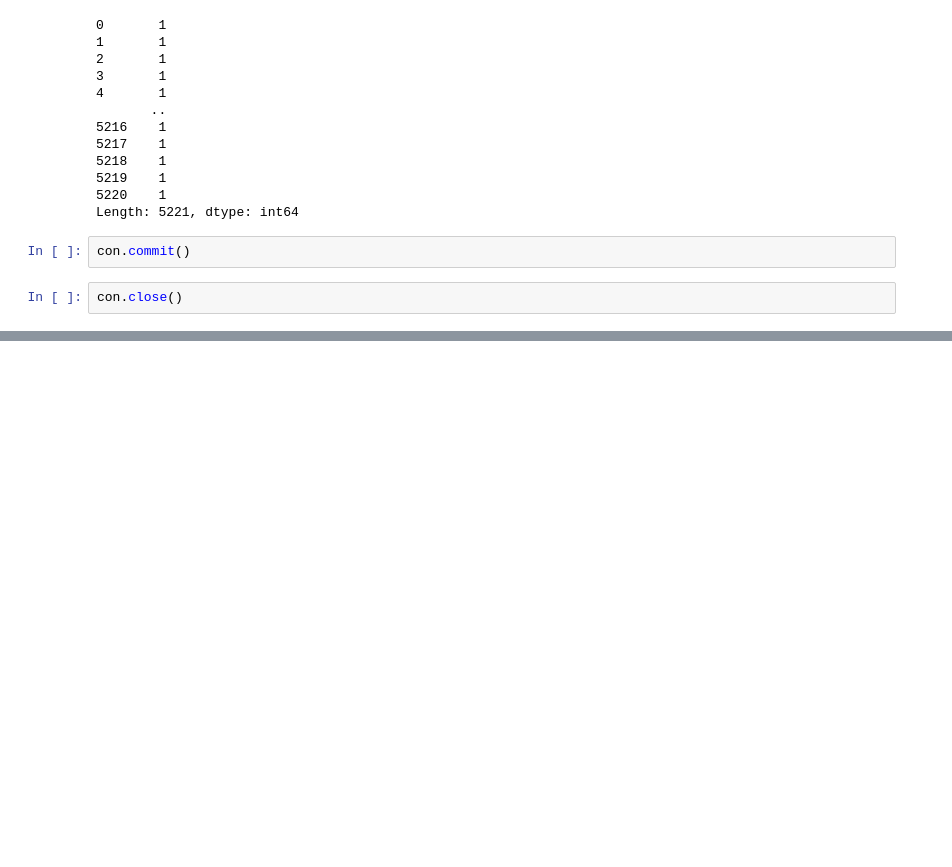
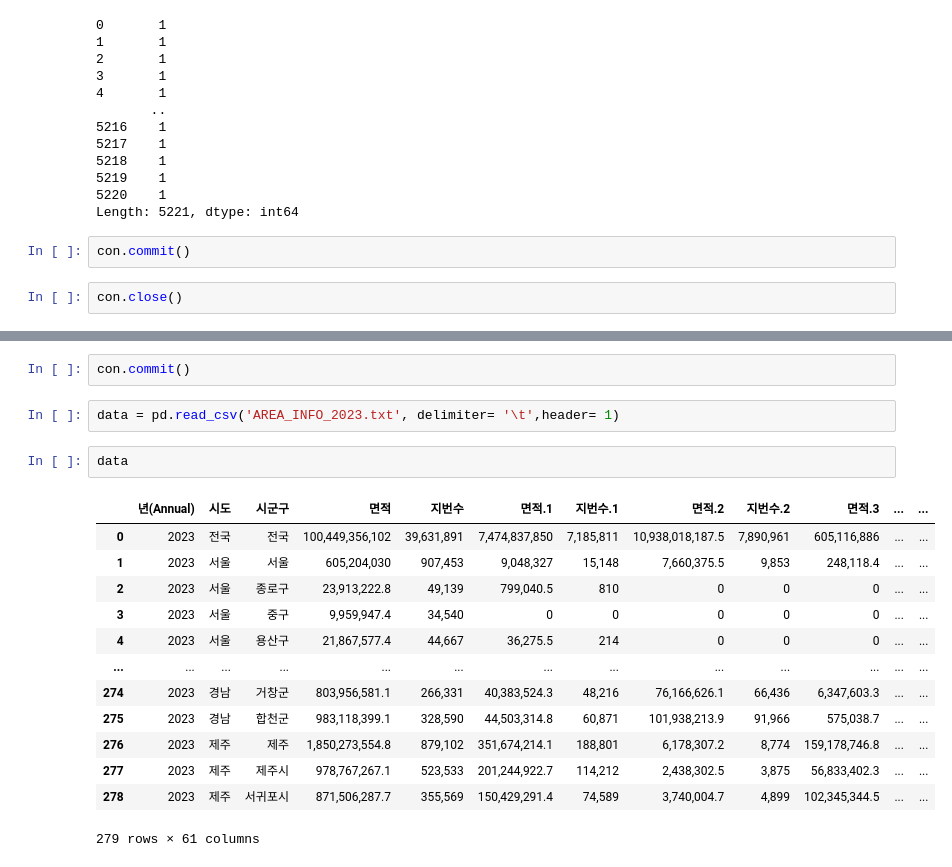
Before and after one commit to cw3714/DE31_1st_mini_project, a Jupyter notebook: 2chung1/mini_1.ipynb, the cells around one changed output, grey strips where cells are left out. Drawn from its saved outputs; the diff is of its cells as text; blank space fills up the shorter version.

```diff
--- a/2chung1/mini_1.ipynb
+++ b/2chung1/mini_1.ipynb
@@ -561,0 +750,20 @@ con.close()
+# %%
+con.commit()
+# %%
+data = pd.read_csv('AREA_INFO_2023.txt', delimiter= '\t',header= 1)
+# %%
+data
+# %% [output]
+|  | 년(Annual) | 시도 | 시군구 | 면적 | 지번수 | 면적.1 | 지번수.1 | 면적.2 | 지번수.2 | 면적.3 | ... | ... |
+| 0 | 2023 | 전국 | 전국 | 100,449,356,102 | 39,631,891 | 7,474,837,850 | 7,185,811 | 10,938,018,187.5 | 7,890,961 | 605,116,886 | ... | ... |
+| 1 | 2023 | 서울 | 서울 | 605,204,030 | 907,453 | 9,048,327 | 15,148 | 7,660,375.5 | 9,853 | 248,118.4 | ... | ... |
+| 2 | 2023 | 서울 | 종로구 | 23,913,222.8 | 49,139 | 799,040.5 | 810 | 0 | 0 | 0 | ... | ... |
+| 3 | 2023 | 서울 | 중구 | 9,959,947.4 | 34,540 | 0 | 0 | 0 | 0 | 0 | ... | ... |
+| 4 | 2023 | 서울 | 용산구 | 21,867,577.4 | 44,667 | 36,275.5 | 214 | 0 | 0 | 0 | ... | ... |
+| ... | ... | ... | ... | ... | ... | ... | ... | ... | ... | ... | ... | ... |
+| 274 | 2023 | 경남 | 거창군 | 803,956,581.1 | 266,331 | 40,383,524.3 | 48,216 | 76,166,626.1 | 66,436 | 6,347,603.3 | ... | ... |
+| 275 | 2023 | 경남 | 합천군 | 983,118,399.1 | 328,590 | 44,503,314.8 | 60,871 | 101,938,213.9 | 91,966 | 575,038.7 | ... | ... |
+| 276 | 2023 | 제주 | 제주 | 1,850,273,554.8 | 879,102 | 351,674,214.1 | 188,801 | 6,178,307.2 | 8,774 | 159,178,746.8 | ... | ... |
+| 277 | 2023 | 제주 | 제주시 | 978,767,267.1 | 523,533 | 201,244,922.7 | 114,212 | 2,438,302.5 | 3,875 | 56,833,402.3 | ... | ... |
+| 278 | 2023 | 제주 | 서귀포시 | 871,506,287.7 | 355,569 | 150,429,291.4 | 74,589 | 3,740,004.7 | 4,899 | 102,345,344.5 | ... | ... |
+279 rows × 61 columns
```
Also changed, not shown: parts of 58 cells of this notebook, 2 other files.
